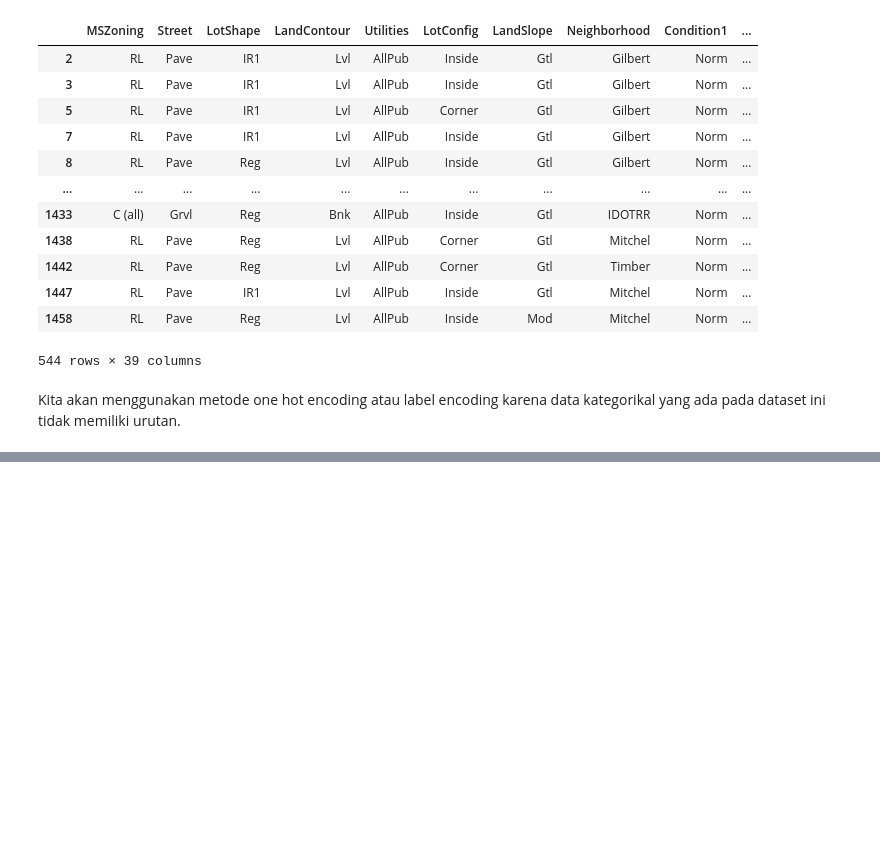
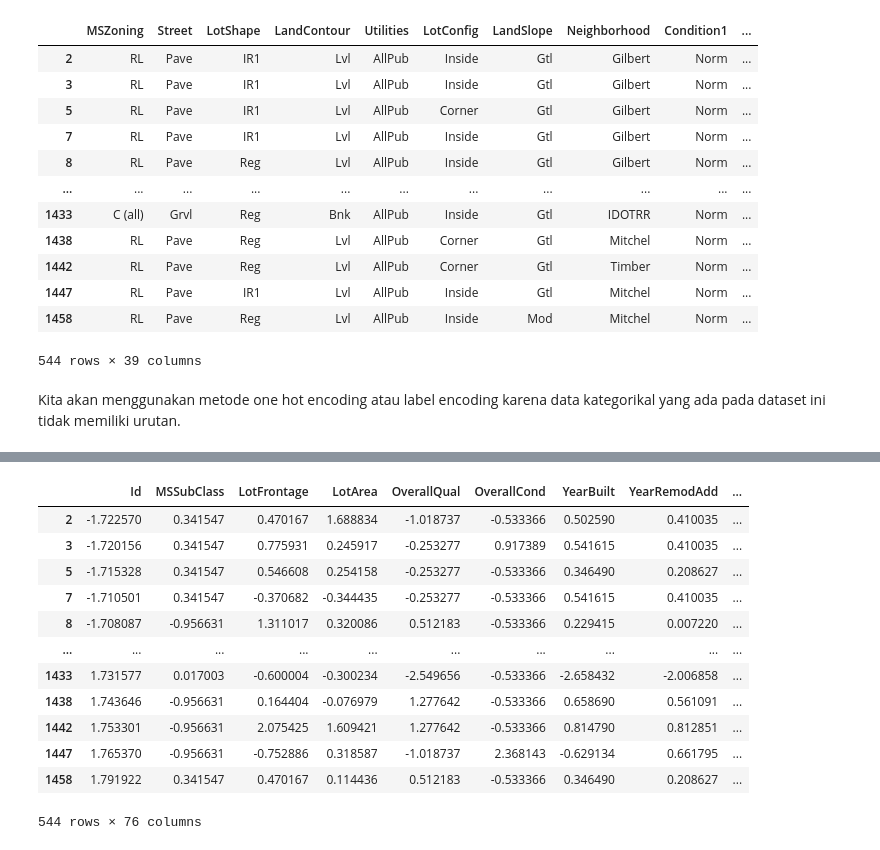
Before and after one commit to aprizal543/Machine_Learning_Regresi, a Jupyter notebook: Prediksi_test.ipynb, the cells around one changed output, grey strips where cells are left out. Drawn from its saved outputs; the diff is of its cells as text; code cells hidden in the pictures; blank space fills up the shorter version.

```diff
--- a/Prediksi_test.ipynb
+++ b/Prediksi_test.ipynb
@@ -212,0 +233,27 @@ Kita akan menggunakan metode one hot encoding atau label encoding karena data ka
+# %%
+# Menggunakan Label Encoding
+from sklearn.preprocessing import LabelEncoder
+
+# Inisilaisasi LabelEncoder
+label_encoder = LabelEncoder()
+df_lencoder = pd.DataFrame(df)
+
+for col in category_features:
+    df_lencoder[col] = label_encoder.fit_transform(df[col])
+
+# Menampilkan hasil
+df_lencoder
+# %% [output]
+|  | Id | MSSubClass | LotFrontage | LotArea | OverallQual | OverallCond | YearBuilt | YearRemodAdd | ... |
+| 2 | -1.722570 | 0.341547 | 0.470167 | 1.688834 | -1.018737 | -0.533366 | 0.502590 | 0.410035 | ... |
+| 3 | -1.720156 | 0.341547 | 0.775931 | 0.245917 | -0.253277 | 0.917389 | 0.541615 | 0.410035 | ... |
+| 5 | -1.715328 | 0.341547 | 0.546608 | 0.254158 | -0.253277 | -0.533366 | 0.346490 | 0.208627 | ... |
+| 7 | -1.710501 | 0.341547 | -0.370682 | -0.344435 | -0.253277 | -0.533366 | 0.541615 | 0.410035 | ... |
+| 8 | -1.708087 | -0.956631 | 1.311017 | 0.320086 | 0.512183 | -0.533366 | 0.229415 | 0.007220 | ... |
+| ... | ... | ... | ... | ... | ... | ... | ... | ... | ... |
+| 1433 | 1.731577 | 0.017003 | -0.600004 | -0.300234 | -2.549656 | -0.533366 | -2.658432 | -2.006858 | ... |
+| 1438 | 1.743646 | -0.956631 | 0.164404 | -0.076979 | 1.277642 | -0.533366 | 0.658690 | 0.561091 | ... |
+| 1442 | 1.753301 | -0.956631 | 2.075425 | 1.609421 | 1.277642 | -0.533366 | 0.814790 | 0.812851 | ... |
+| 1447 | 1.765370 | -0.956631 | -0.752886 | 0.318587 | -1.018737 | 2.368143 | -0.629134 | 0.661795 | ... |
+| 1458 | 1.791922 | 0.341547 | 0.470167 | 0.114436 | 0.512183 | -0.533366 | 0.346490 | 0.208627 | ... |
+544 rows × 76 columns
```
Also changed, not shown: parts of 9 cells of this notebook.
